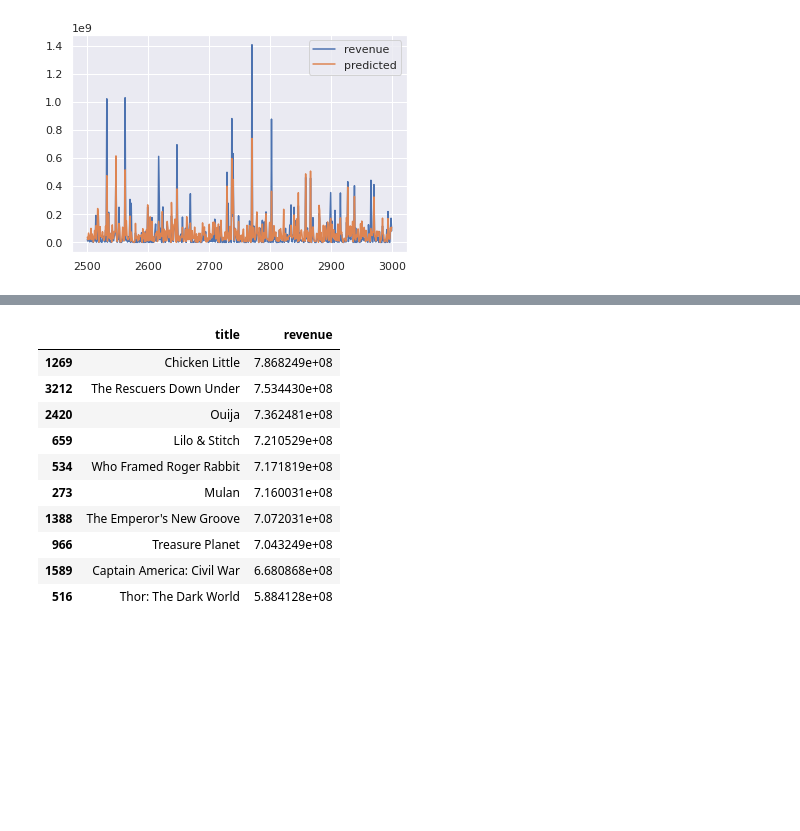
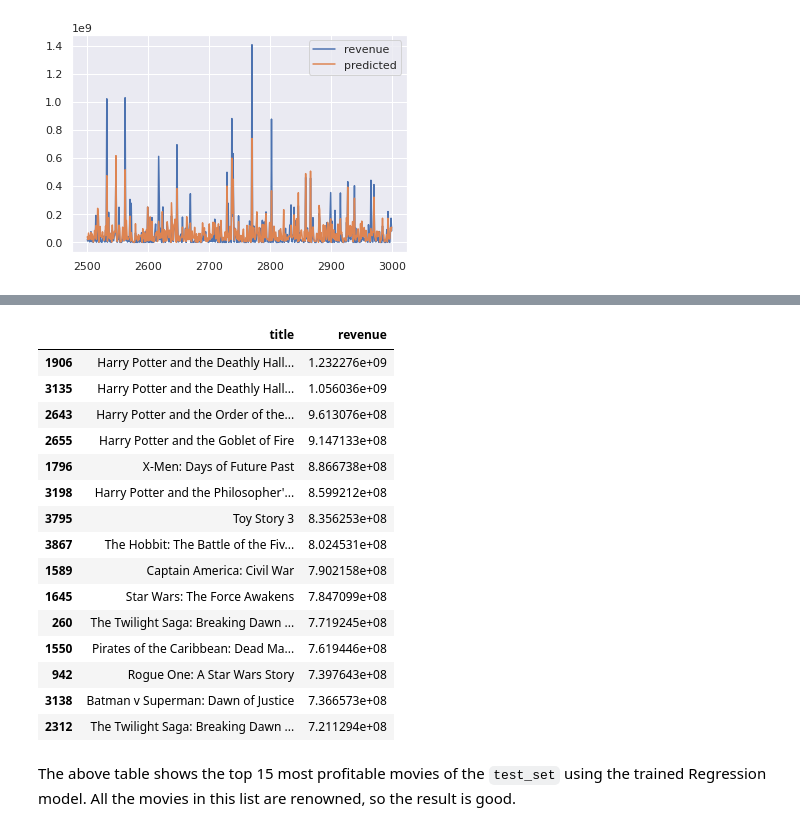
Before and after one commit to achillelamb/the-movie-db, a Jupyter notebook: The-Movie-DB.ipynb, the cells around one changed output, grey strips where cells are left out. Saved outputs shown, nothing was run; the diff lists cells and outputs as text; code cells hidden in the pictures; blank space fills up the shorter version.

```diff
--- a/The-Movie-DB.ipynb
+++ b/The-Movie-DB.ipynb
@@ -464,10 +433,0 @@ array([2.77258872])
-# %%
-# Let's plot the data now
-x = train_set['famous_actors']
-#x = [len(train_set['keywords'][i]) for i in range(len(train_set['keywords']))]
-y = train_set['revenue']
-
-plt.scatter(x,y)
-plt.xlabel("famous actors")
-plt.ylabel("revenue")
-plt.show()
@@ -478,15 +442,15 @@ add_columns(GENRES, 'genres', df=test_set)
 add_columns(LANGUAGES, 'spoken_languages', df=test_set)
 add_columns(PROD_COMPANIES, 'production_companies', df=test_set)
 add_columns(PROD_COUNTRIES, 'production_countries', df=test_set)
-#add_columns(DIRECTORS, 'directors', df=test_set)
-add_columns(KEYWORDS, 'Keywords', df=test_set)
-add_columns(CAST, 'cast', df=test_set)
+
+
 
 test_set['belongs_to_collection'] = [1 if (not x == []) else 0 for x in test_set['belongs_to_collection']]
 test_set['homepage'] = [1 if (type(x) == str) else 0 for x in test_set['homepage']]
 test_set['n_genres'] = [len(test_set['genres'][i]) for i in range(len(test_set['genres']))]
 test_set['tagline']=[1 if type(status) == str else 0 for status in test_set['tagline']]
-test_set['n_genres'] = [len(test_set['genres'][i]) for i in range(len(test_set['genres']))]
+test_set['has_famous_director'] = [1 if len(DIRECTORS.intersection(directors)) else 0 for directors in test_set['crew']]
+test_set['famous_actors'] = [len(CAST.intersection(actors)) for actors in test_set['cast']]
 
 quarter = pd.Series()
 quarter = quarter.append(pd.Series([int(q/4)+1 for q in test_set['month']]))
@@ -510,2 +478,2 @@ lower_lim: -620935779.7914255
 # %%
-train_set['log_revenue'] = np.log1p(train_set['revenue'])
+train_set['log_revenue'] = np.log(train_set['revenue'])
@@ -526,2 +497,0 @@ sns.boxplot(x=train_set['log_revenue'])
-# %%
-train_set['log_budget'] = np.log1p(train_set['budget'])
@@ -654,16 +596,23 @@ See the caveats in the documentation: https://pandas.pydata.org/pandas-docs/stab
 # %%
 test_set['revenue'] = model.predict(X)
 # %%
-test_set[['title', 'revenue']].sort_values('revenue', ascending=False).head(10)
+test_set[['title', 'revenue']].sort_values('revenue', ascending=False).head(15)
 # %% [output]
 |  | title | revenue |
-| 1269 | Chicken Little | 7.868249e+08 |
-| 3212 | The Rescuers Down Under | 7.534430e+08 |
-| 2420 | Ouija | 7.362481e+08 |
-| 659 | Lilo & Stitch | 7.210529e+08 |
-| 534 | Who Framed Roger Rabbit | 7.171819e+08 |
-| 273 | Mulan | 7.160031e+08 |
-| 1388 | The Emperor's New Groove | 7.072031e+08 |
-| 966 | Treasure Planet | 7.043249e+08 |
-| 1589 | Captain America: Civil War | 6.680868e+08 |
-| 516 | Thor: The Dark World | 5.884128e+08 |
+| 1906 | Harry Potter and the Deathly Hall... | 1.232276e+09 |
+| 3135 | Harry Potter and the Deathly Hall... | 1.056036e+09 |
+| 2643 | Harry Potter and the Order of the... | 9.613076e+08 |
+| 2655 | Harry Potter and the Goblet of Fire | 9.147133e+08 |
+| 1796 | X-Men: Days of Future Past | 8.866738e+08 |
+| 3198 | Harry Potter and the Philosopher'... | 8.599212e+08 |
+| 3795 | Toy Story 3 | 8.356253e+08 |
+| 3867 | The Hobbit: The Battle of the Fiv... | 8.024531e+08 |
+| 1589 | Captain America: Civil War | 7.902158e+08 |
+| 1645 | Star Wars: The Force Awakens | 7.847099e+08 |
+| 260 | The Twilight Saga: Breaking Dawn ... | 7.719245e+08 |
+| 1550 | Pirates of the Caribbean: Dead Ma... | 7.619446e+08 |
+| 942 | Rogue One: A Star Wars Story | 7.397643e+08 |
+| 3138 | Batman v Superman: Dawn of Justice | 7.366573e+08 |
+| 2312 | The Twilight Saga: Breaking Dawn ... | 7.211294e+08 |
+# %% [markdown]
+The above table shows the top 15 most profitable movies of the `test_set` using the trained Regression model. All the movies in this list are renowned, so the result is good.
```
Also changed, not shown: parts of 116 cells of this notebook, 1 other file.
